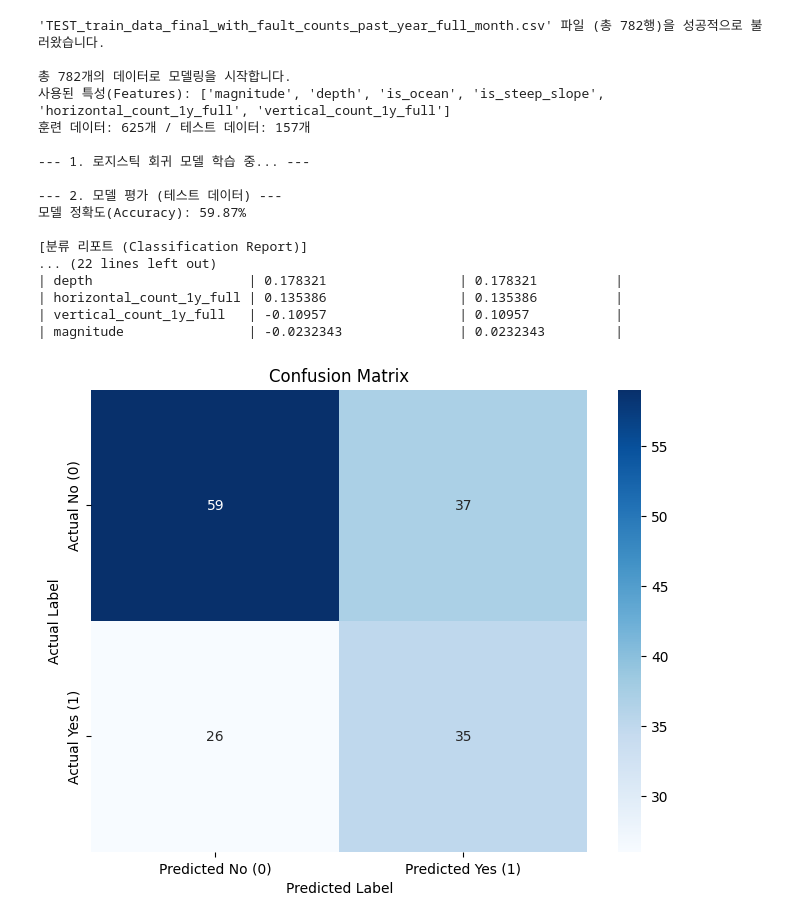
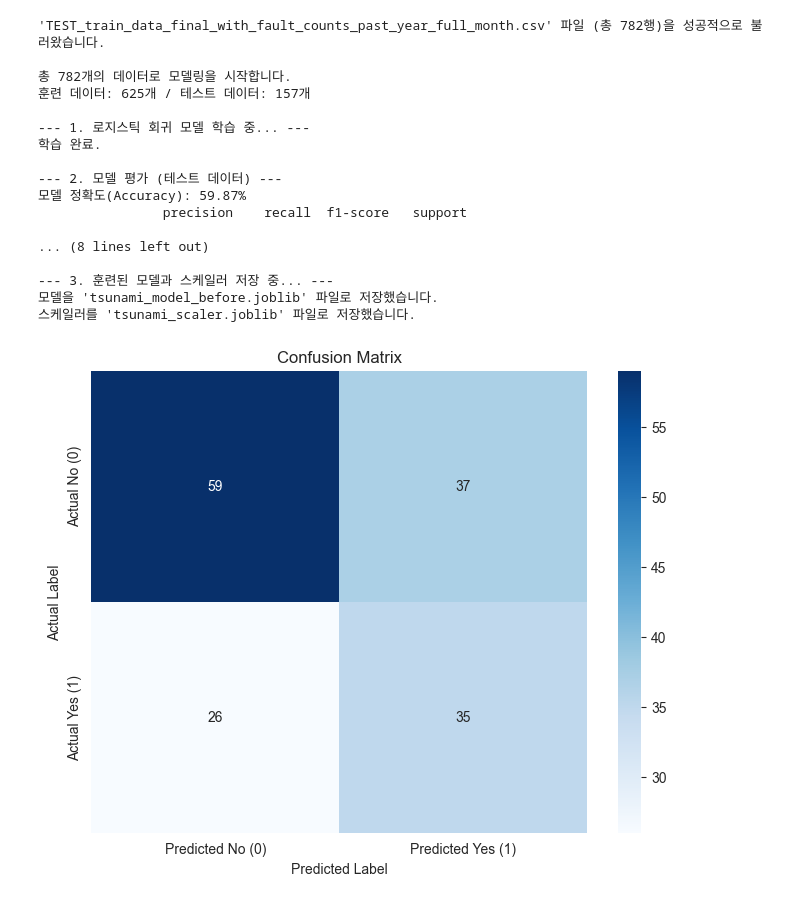
Before and after one commit to yoojiseong/team_project3_python, a Jupyter notebook: DataAnalyze/지진후 쓰나미 발생 예측 분석/data_analyzing.ipynb, the cells around one changed output. Drawn from its saved outputs; the diff is of its cells as text; code cells hidden in the pictures.

```diff
--- a/DataAnalyze/지진후 쓰나미 발생 예측 분석/data_analyzing.ipynb
+++ b/DataAnalyze/지진후 쓰나미 발생 예측 분석/data_analyzing.ipynb
@@ -7,6 +7,7 @@ from sklearn.linear_model import LogisticRegression
 from sklearn.metrics import accuracy_score, confusion_matrix, classification_report
 import matplotlib.pyplot as plt
 import seaborn as sns
+import joblib # ★★★ 모델 저장을 위해 import
 
 # --- 0. 데이터 불러오기 ---
 file_name = 'TEST_train_data_final_with_fault_counts_past_year_full_month.csv'
@@ -19,7 +20,6 @@ except FileNotFoundError:
 print(f"'{file_name}' 파일 (총 {len(df)}행)을 성공적으로 불러왔습니다.")
 
 # --- 1. 전처리 ---
-# 'is_ocean'과 'is_steep_slope'을 1/0으로 변환합니다.
 if 'is_ocean' in df.columns:
     df['is_ocean'] = df['is_ocean'].apply(lambda x: 1 if (x == True or str(x).lower() == 'true') else 0)
 if 'is_steep_slope' in df.columns:
@@ -35,102 +35,80 @@ feature_names = [
     'horizontal_count_1y_full',
     'vertical_count_1y_full'
 ]
-
-# 결측치가 있는 행을 제거
 df_model = df[feature_names + ['tsunami']].dropna()
-
 X = df_model[feature_names]
 y = df_model['tsunami']
 
 print(f"\n총 {len(df_model)}개의 데이터로 모델링을 시작합니다.")
-print(f"사용된 특성(Features): {feature_names}")
 
 # --- 3. 훈련 / 테스트 데이터 분리 ---
-# 데이터를 훈련용(80%)과 테스트용(20%)으로 분리합니다.
-# stratify=y : 훈련/테스트셋의 쓰나미(0, 1) 비율을 원본과 동일하게 유지합니다.
 X_train, X_test, y_train, y_test = train_test_split(
     X, y,
     test_size=0.2,    # 20%를 테스트용으로 사용
     random_state=42,  # 결과를 재현할 수 있도록 고정
     stratify=y        # 쓰나미 비율(0/1)을 유지
 )
-
 print(f"훈련 데이터: {len(X_train)}개 / 테스트 데이터: {len(X_test)}개")
 
 # --- 4. 데이터 스케일링 ---
-# 'magnitude'와 'is_ocean'처럼 단위가 다른 변수들의 영향력을 통일시킵니다.
 scaler = StandardScaler()
-X_train_scaled = scaler.fit_transform(X_train) # 훈련 데이터로 '기준'을 학습
-X_test_scaled = scaler.transform(X_test)     # 학습된 '기준'으로 테스트 데이터 변환
+X_train_scaled = scaler.fit_transform(X_train)
+X_test_scaled = scaler.transform(X_test)
 
 # --- 5. 로지스틱 회귀 모델 학습 ---
 print("\n--- 1. 로지스틱 회귀 모델 학습 중... ---")
-# class_weight='balanced' : 쓰나미가 발생(1)한 경우가 드물기 때문에,
-#                          모델이 1을 더 중요하게(가중치) 학습하도록 설정
 model = LogisticRegression(random_state=42, class_weight='balanced')
 model.fit(X_train_scaled, y_train)
+print("학습 완료.")
 
 # --- 6. 모델 평가 ---
 print("\n--- 2. 모델 평가 (테스트 데이터) ---")
-# 학습이 끝난 모델로 '처음 보는' 테스트 데이터(X_test_scaled)를 예측
 y_pred = model.predict(X_test_scaled)
-
-# 6-1. 정확도
 accuracy = accuracy_score(y_test, y_pred)
 print(f"모델 정확도(Accuracy): {accuracy * 100:.2f}%")
-
-# 6-2. 분류 리포트 (정밀도, 재현율)
-print("\n[분류 리포트 (Classification Report)]")
-# precision(정밀도): 모델이 "쓰나미=1"이라고 예측한 것 중, '진짜 1'의 비율
-# recall(재현율): '진짜 1'인 모든 쓰나미 중, 모델이 '1'이라고 맞춘 비율 (가장 중요!)
 print(classification_report(y_test, y_pred, target_names=['No Tsunami (0)', 'Tsunami (1)']))
 
-# 6-3. 혼동 행렬 (Confusion Matrix)
-print("\n[혼동 행렬 (Confusion Matrix)]")
+# (시각화) 혼동 행렬
 cm = confusion_matrix(y_test, y_pred)
-print(cm)
-
-# 혼동 행렬 시각화
 plt.figure(figsize=(8, 6))
 sns.heatmap(cm, annot=True, fmt='d', cmap='Blues',
             xticklabels=['Predicted No (0)', 'Predicted Yes (1)'],
             yticklabels=['Actual No (0)', 'Actual Yes (1)'])
 plt.title('Confusion Matrix')
 plt.ylabel('Actual Label')
 plt.xlabel('Predicted Label')
 plt.savefig('confusion_matrix.png')
 print("혼동 행렬을 'confusion_matrix.png' 파일로 저장했습니다.")
 
-# --- 7. 최종 변수 영향력 분석 (참고) ---
-# 이 모델이 무엇을 중요하게 학습했는지 확인
-print("\n--- 3. 최종 변수 영향력 (모델 계수) ---")
-coefficients = model.coef_[0]
 
-coef_df = pd.DataFrame({
-    'Feature': feature_names,
-    'Coefficient (Log-Odds)': coefficients
-})
-coef_df['Absolute_Impact'] = np.abs(coef_df['Coefficient (Log-Odds)'])
-coef_df = coef_df.sort_values(by='Absolute_Impact', ascending=False)
+# --- 7. ★★★ 모델 파일로 저장 (서비스 출시용) ★★★ ---
+print("\n--- 3. 훈련된 모델과 스케일러 저장 중... ---")
 
-print("\n훈련된 모델의 최종 변수 영향력(중요도):")
-print(coef_df.to_markdown(index=False, numalign="left", stralign="left"))
+# 7-1. 모델 저장
+model_filename = 'tsunami_model_before.joblib'
+joblib.dump(model, model_filename)
+print(f"모델을 '{model_filename}' 파일로 저장했습니다.")
+
+# 7-2. (매우 중요) 스케일러 저장
+scaler_filename = 'tsunami_scaler.joblib'
+joblib.dump(scaler, scaler_filename)
+print(f"스케일러를 '{scaler_filename}' 파일로 저장했습니다.")
 # %% [output]
 'TEST_train_data_final_with_fault_counts_past_year_full_month.csv' 파일 (총 782행)을 성공적으로 불러왔습니다.
 
 총 782개의 데이터로 모델링을 시작합니다.
-사용된 특성(Features): ['magnitude', 'depth', 'is_ocean', 'is_steep_slope', 'horizontal_count_1y_full', 'vertical_count_1y_full']
 훈련 데이터: 625개 / 테스트 데이터: 157개
 
 --- 1. 로지스틱 회귀 모델 학습 중... ---
+학습 완료.
 
 --- 2. 모델 평가 (테스트 데이터) ---
 모델 정확도(Accuracy): 59.87%
+                precision    recall  f1-score   support
 
-[분류 리포트 (Classification Report)]
-... (22 lines left out)
-| depth                    | 0.178321                 | 0.178321          |
-| horizontal_count_1y_full | 0.135386                 | 0.135386          |
-| vertical_count_1y_full   | -0.10957                 | 0.10957           |
-| magnitude                | -0.0232343               | 0.0232343         |
+... (8 lines left out)
+
+--- 3. 훈련된 모델과 스케일러 저장 중... ---
+모델을 'tsunami_model_before.joblib' 파일로 저장했습니다.
+스케일러를 'tsunami_scaler.joblib' 파일로 저장했습니다.
-[figure, old version]
+[figure, new version]
```
Also changed, not shown: parts of 2 cells of this notebook, 13 other files.
